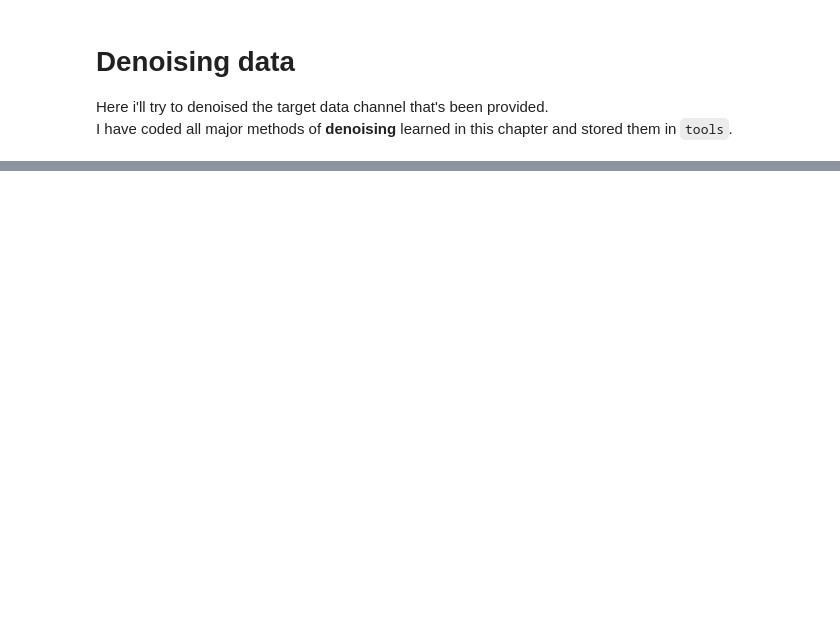
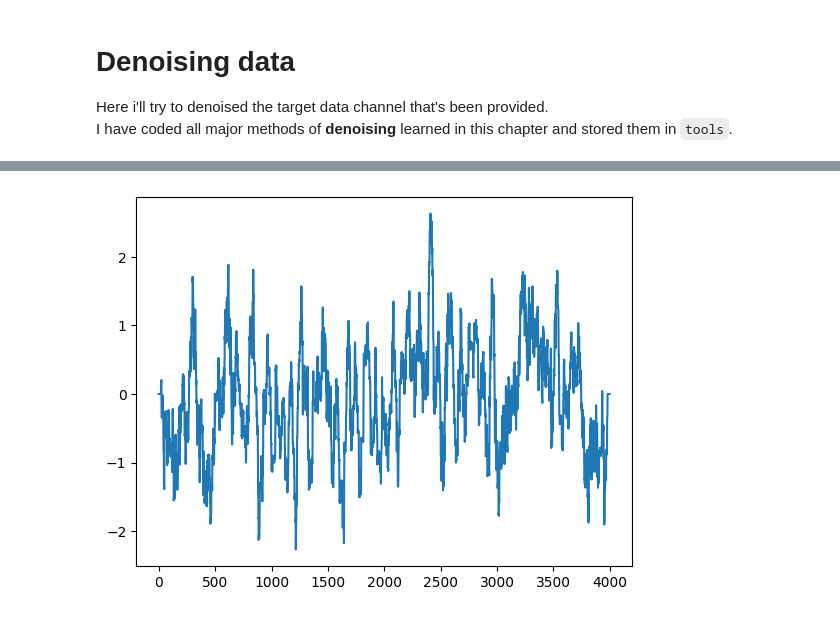
Before and after one commit to AndreaMariani-AM/DSG, a Jupyter notebook: notebooks/02_ts_denoising.ipynb, the cells around one changed output, grey strips where cells are left out. Saved outputs shown, nothing was run; the diff lists cells and outputs as text; code cells hidden in the pictures; blank space fills up the shorter version.

```diff
--- a/notebooks/02_ts_denoising.ipynb
+++ b/notebooks/02_ts_denoising.ipynb
@@ -36,0 +34,10 @@ mat
+# %%
+# Mean smoothing
+mean_smoothed = functions.mean_smoothing(k=20,
+                                         time=len(mat['origSignal'][0]),
+                                         signal=mat['origSignal'][0])
+# %%
+plt.plot(range(len(mat['origSignal'][0])), mean_smoothed)
+plt.show()
+# %% [output]
+[figure, added]
```
Also changed, not shown: parts of 8 cells of this notebook, 4 other files.
